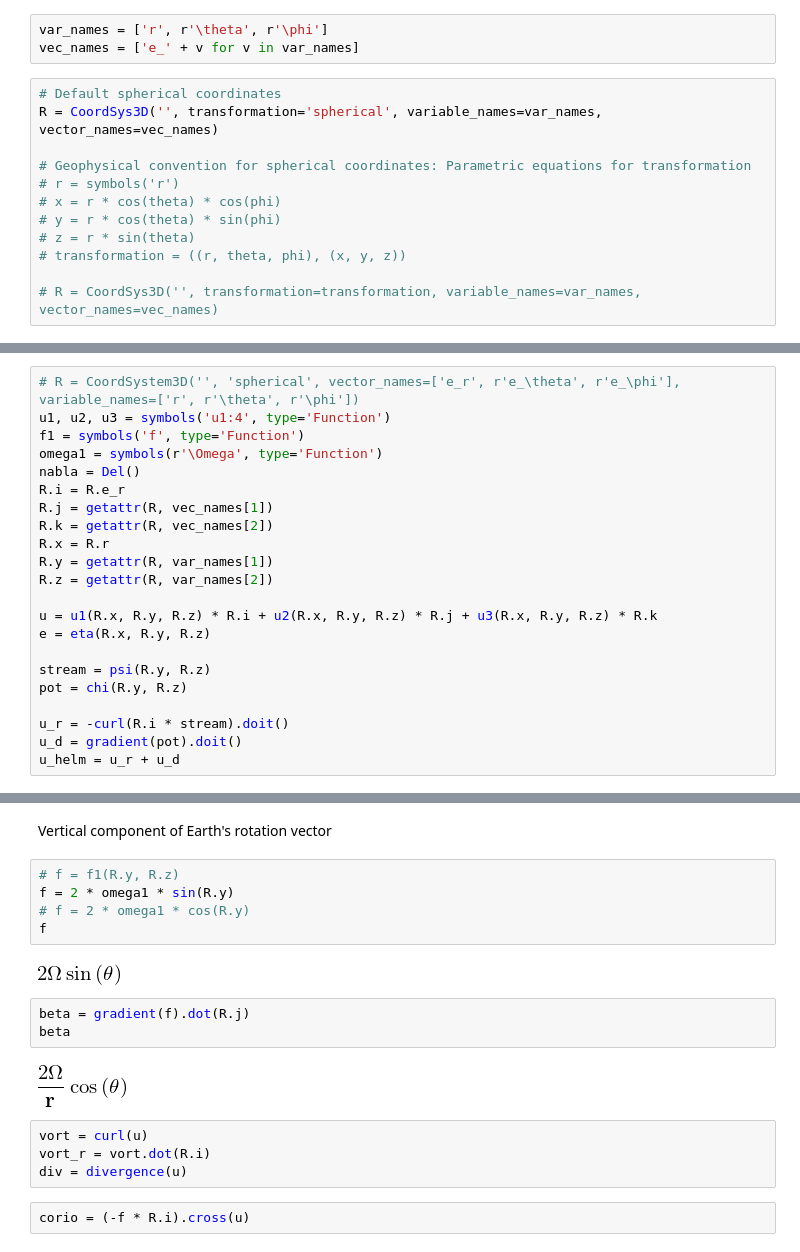
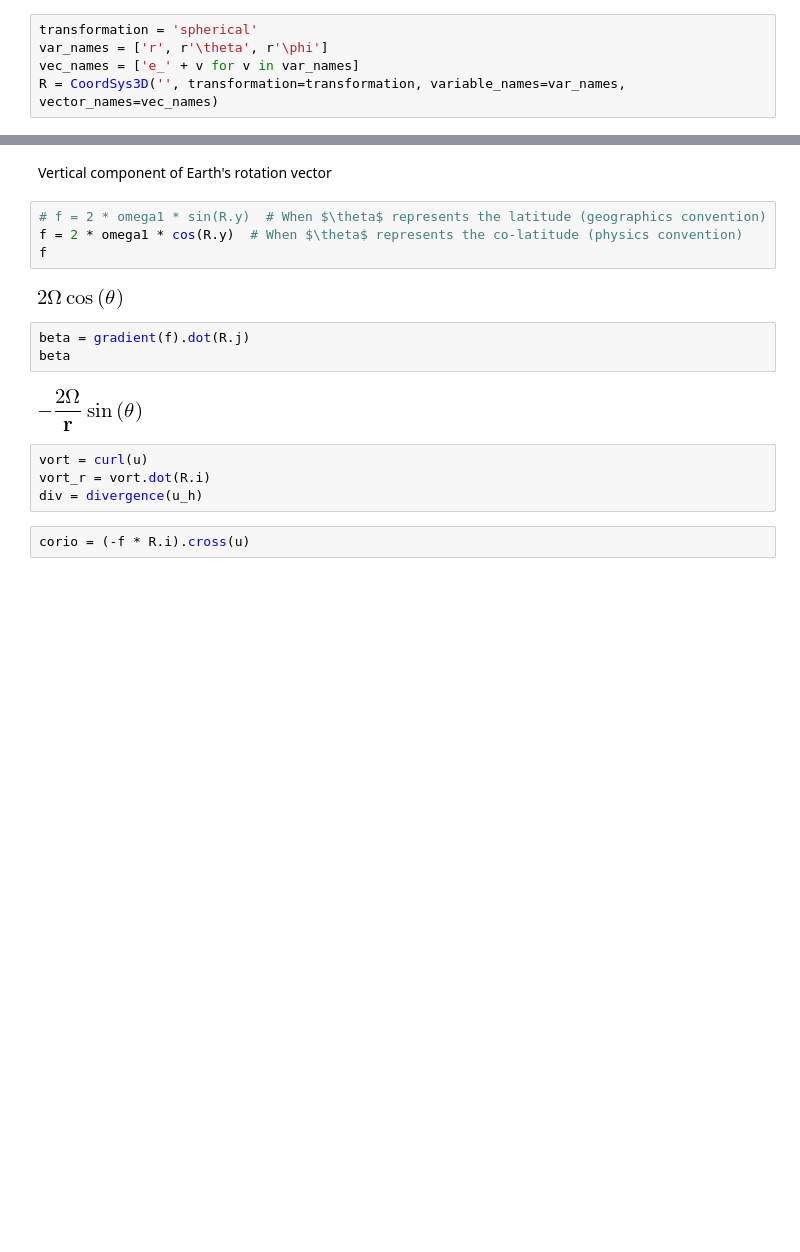
Before and after one commit to ashwinvis/spectral_energy_budget_sw1l, a Jupyter notebook: Jupyter/betaplane_eq_sph.ipynb, the cells around one changed output, grey strips where cells are left out. Saved outputs shown, nothing was run; the diff lists cells and outputs as text; blank space fills up the shorter version.

```diff
--- a/Jupyter/betaplane_eq_sph.ipynb
+++ b/Jupyter/betaplane_eq_sph.ipynb
@@ -15,15 +3,5 @@ init_printing()
 # %%
+transformation = 'spherical'
 var_names = ['r', r'\theta', r'\phi']
 vec_names = ['e_' + v for v in var_names]
+R = CoordSys3D('', transformation=transformation, variable_names=var_names, vector_names=vec_names)
-# %%
-# Default spherical coordinates
-R = CoordSys3D('', transformation='spherical', variable_names=var_names, vector_names=vec_names)
-
-# Geophysical convention for spherical coordinates: Parametric equations for transformation
-# r = symbols('r')
-# x = r * cos(theta) * cos(phi)
-# y = r * cos(theta) * sin(phi)
-# z = r * sin(theta)
-# transformation = ((r, theta, phi), (x, y, z))
-
-# R = CoordSys3D('', transformation=transformation, variable_names=var_names, vector_names=vec_names)
@@ -34,22 +7,0 @@ R.lame_coefficients()
-# %%
-# R = CoordSystem3D('', 'spherical', vector_names=['e_r', r'e_\theta', r'e_\phi'], variable_names=['r', r'\theta', r'\phi'])
-u1, u2, u3 = symbols('u1:4', type='Function')
-f1 = symbols('f', type='Function')
-omega1 = symbols(r'\Omega', type='Function')
-nabla = Del()
-R.i = R.e_r
-R.j = getattr(R, vec_names[1])
-R.k = getattr(R, vec_names[2])
-R.x = R.r
-R.y = getattr(R, var_names[1])
-R.z = getattr(R, var_names[2])
-
-u = u1(R.x, R.y, R.z) * R.i + u2(R.x, R.y, R.z) * R.j + u3(R.x, R.y, R.z) * R.k
-e = eta(R.x, R.y, R.z)
-
-stream = psi(R.y, R.z)
-pot = chi(R.y, R.z)
-
-u_r = -curl(R.i * stream).doit()
-u_d = gradient(pot).doit()
-u_helm = u_r + u_d
@@ -58,21 +14,20 @@ u_helm = u_r + u_d
 # %% [markdown]
 Vertical component of Earth's rotation vector
 # %%
-# f = f1(R.y, R.z)
-f = 2 * omega1 * sin(R.y)
-# f = 2 * omega1 * cos(R.y)
+# f = 2 * omega1 * sin(R.y)  # When $\theta$ represents the latitude (geographics convention)
+f = 2 * omega1 * cos(R.y)  # When $\theta$ represents the co-latitude (physics convention)
 f
 # %% [output]
-[figure, old version]
+[figure, new version]
 # %%
 beta = gradient(f).dot(R.j)
 beta
 # %% [output]
-[figure, old version]
+[figure, new version]
 # %%
 vort = curl(u)
 vort_r = vort.dot(R.i)
-div = divergence(u)
+div = divergence(u_h)
 # %%
 corio = (-f * R.i).cross(u)
 # %%
```
Also changed, not shown: parts of 13 cells of this notebook, 9 other files.
